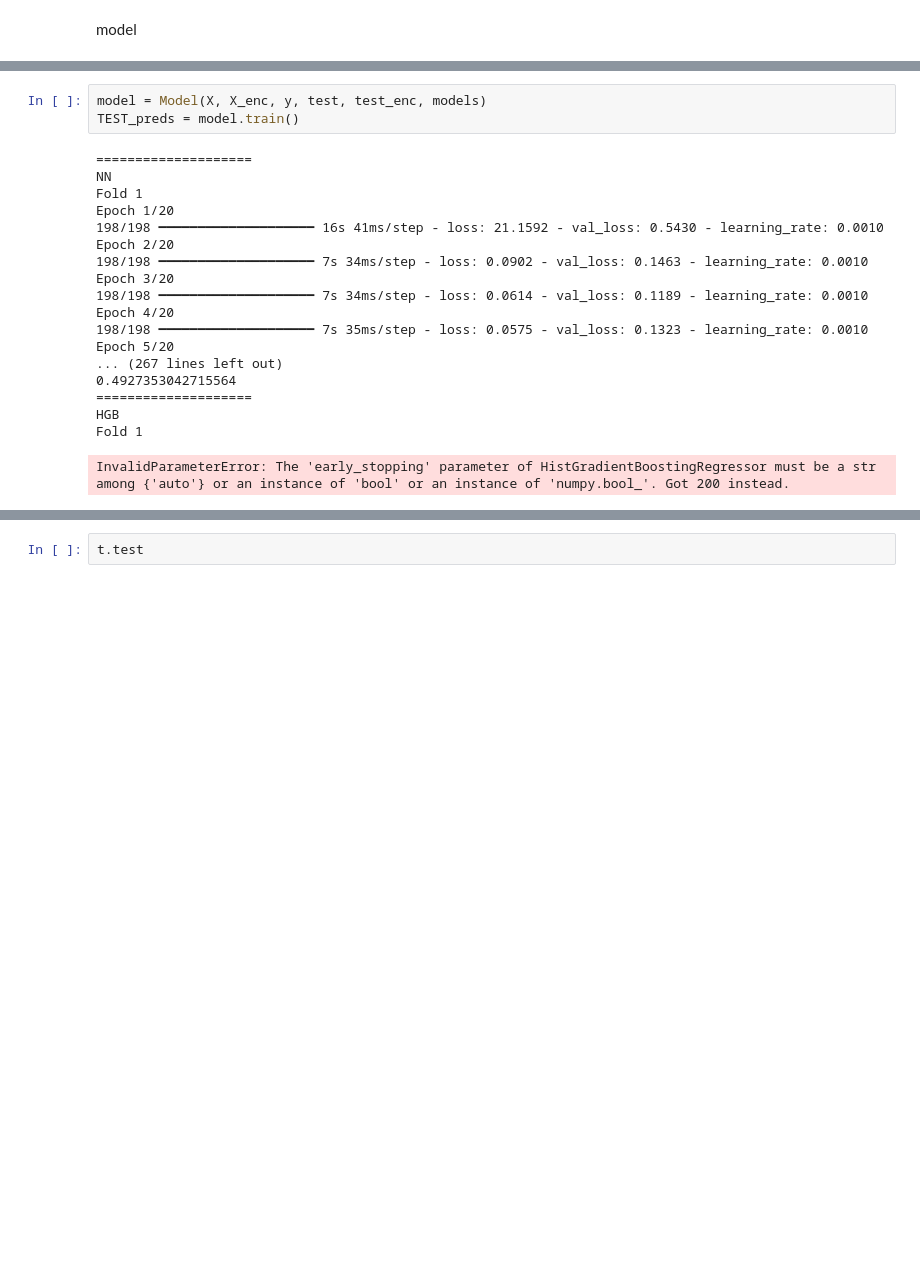
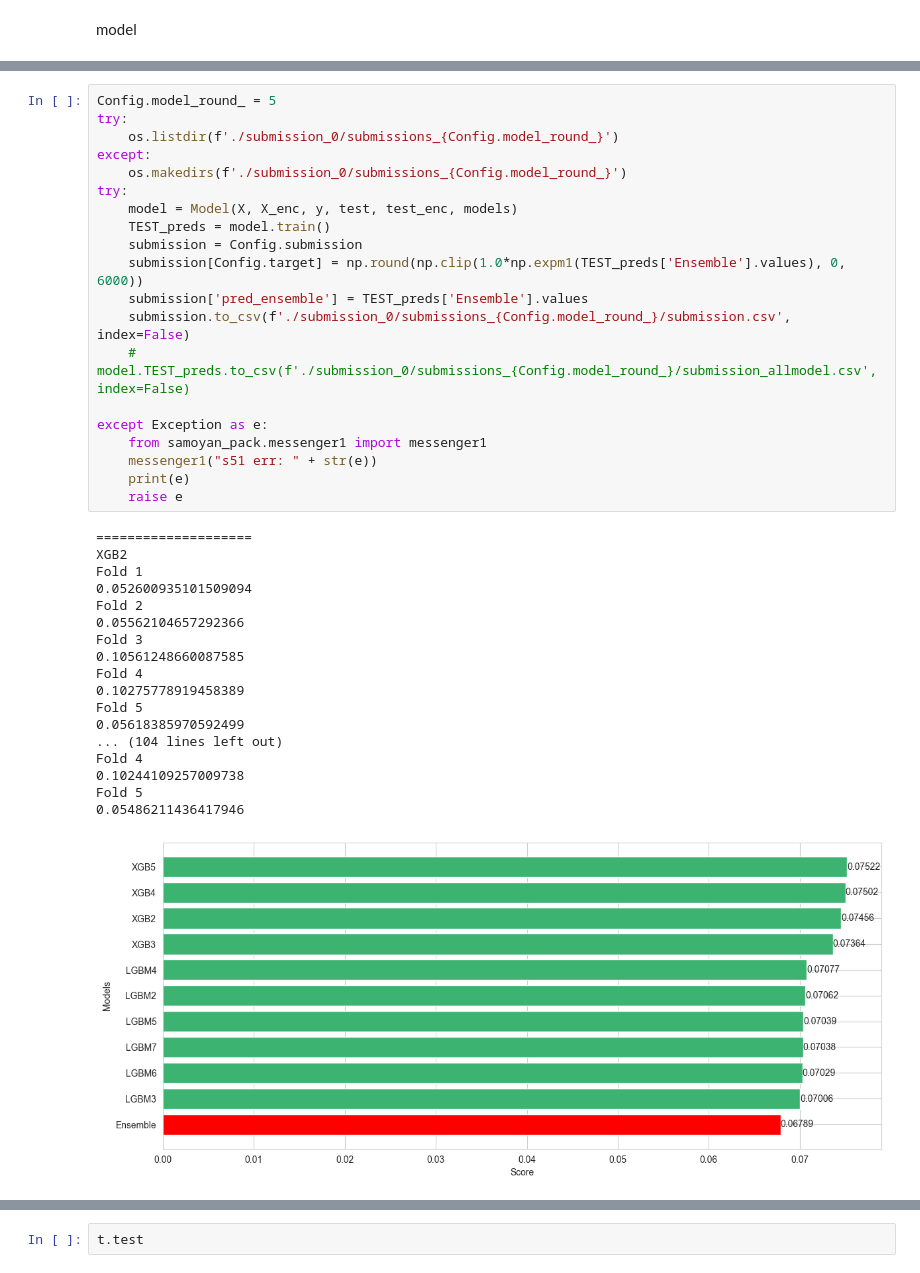
Before and after one commit to fyenne/kaggle_toolbox, a Jupyter notebook: pgs51/s51_samo.ipynb, the cells around one changed output, grey strips where cells are left out. Cells and saved outputs as stored; diff of their text form; blank space fills up the shorter version.

```diff
--- a/pgs51/s51_samo.ipynb
+++ b/pgs51/s51_samo.ipynb
@@ -1364,25 +1621,42 @@ class Model(Config):
 
         plt.tight_layout()
         plt.show()
-# %%
-model = Model(X, X_enc, y, test, test_enc, models)
-TEST_preds = model.train()
-# %% [output]
-====================
-NN
-Fold 1
-Epoch 1/20
-198/198 ━━━━━━━━━━━━━━━━━━━━ 16s 41ms/step - loss: 21.1592 - val_loss: 0.5430 - learning_rate: 0.0010
-Epoch 2/20
-198/198 ━━━━━━━━━━━━━━━━━━━━ 7s 34ms/step - loss: 0.0902 - val_loss: 0.1463 - learning_rate: 0.0010
-Epoch 3/20
-198/198 ━━━━━━━━━━━━━━━━━━━━ 7s 34ms/step - loss: 0.0614 - val_loss: 0.1189 - learning_rate: 0.0010
-Epoch 4/20
-198/198 ━━━━━━━━━━━━━━━━━━━━ 7s 35ms/step - loss: 0.0575 - val_loss: 0.1323 - learning_rate: 0.0010
-Epoch 5/20
-... (267 lines left out)
-0.4927353042715564
-====================
-HGB
-Fold 1
-InvalidParameterError: The 'early_stopping' parameter of HistGradientBoostingRegressor must be a str among {'auto'} or an instance of 'bool' or an instance of 'numpy.bool_'. Got 200 instead.
+# %%
+Config.model_round_ = 5
+try:
+    os.listdir(f'./submission_0/submissions_{Config.model_round_}')
+except:
+    os.makedirs(f'./submission_0/submissions_{Config.model_round_}')
+try:
+    model = Model(X, X_enc, y, test, test_enc, models)
+    TEST_preds = model.train()
+    submission = Config.submission
+    submission[Config.target] = np.round(np.clip(1.0*np.expm1(TEST_preds['Ensemble'].values), 0, 6000))
+    submission['pred_ensemble'] = TEST_preds['Ensemble'].values
+    submission.to_csv(f'./submission_0/submissions_{Config.model_round_}/submission.csv', index=False)
+    # model.TEST_preds.to_csv(f'./submission_0/submissions_{Config.model_round_}/submission_allmodel.csv', index=False)
+
+except Exception as e:
+    from samoyan_pack.messenger1 import messenger1
+    messenger1("s51 err: " + str(e))
+    print(e)
+    raise e
+# %% [output]
+====================
+XGB2
+Fold 1
+0.052600935101509094
+Fold 2
+0.05562104657292366
+Fold 3
+0.10561248660087585
+Fold 4
+0.10275778919458389
+Fold 5
+0.05618385970592499
+... (104 lines left out)
+Fold 4
+0.10244109257009738
+Fold 5
+0.05486211436417946
+[figure, added]
```
Also changed, not shown: parts of 10 cells of this notebook, 5 other files.
